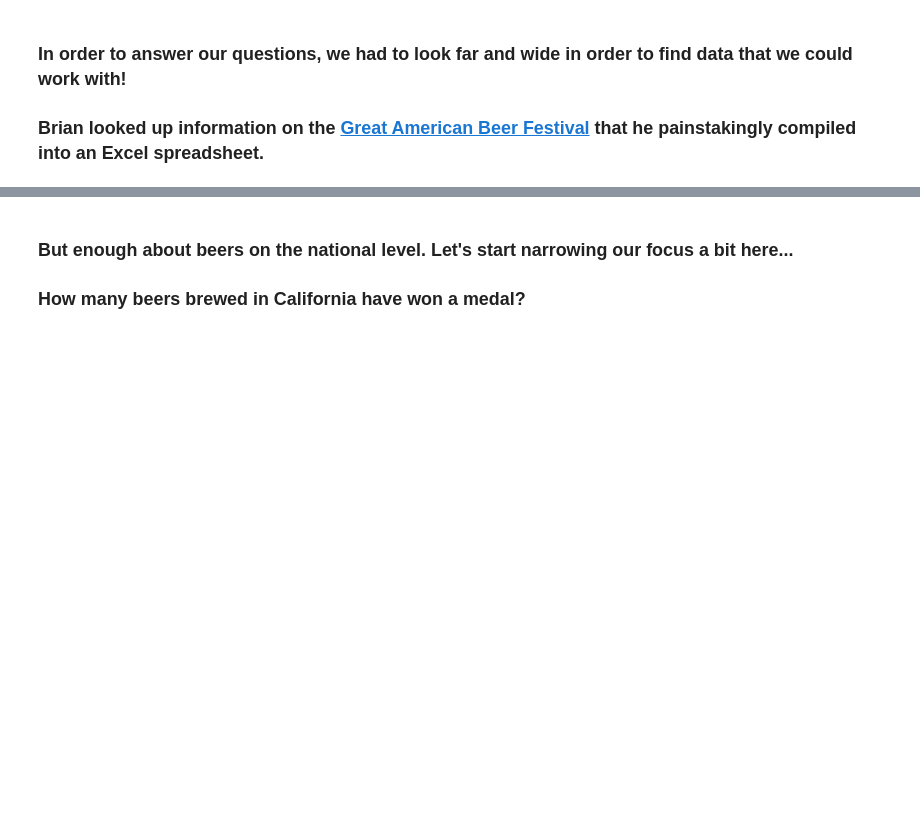
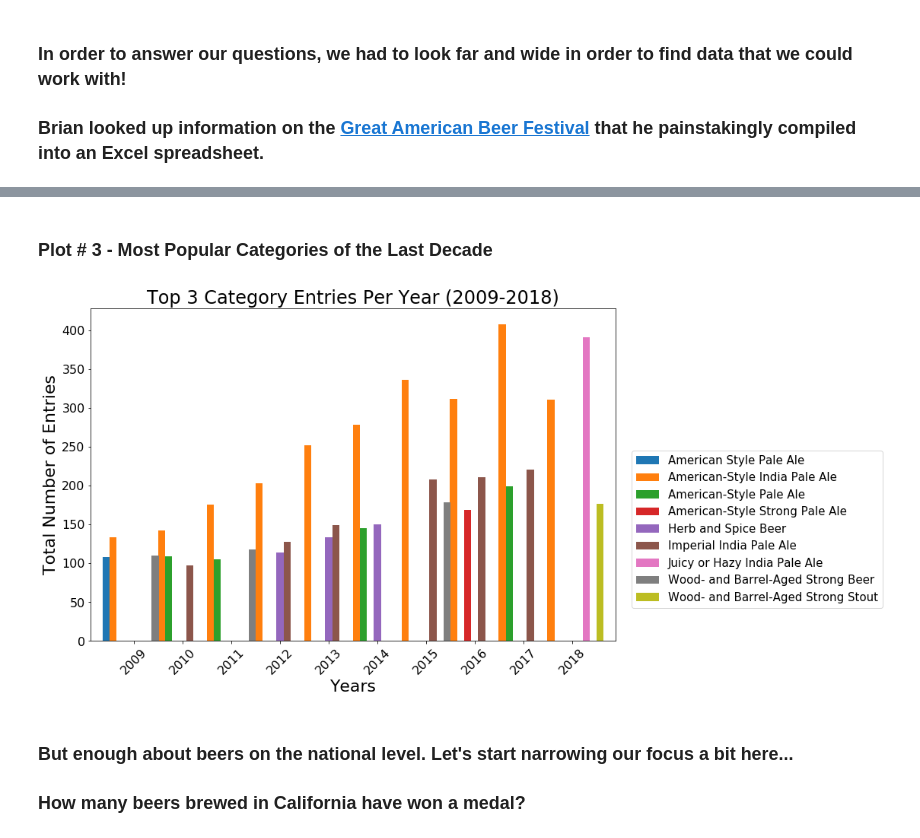
Before and after one commit to jbizzlefoshizzle/Project-1, a Jupyter notebook: Presentation Notebook.ipynb, the cells around one changed output, grey strips where cells are left out. Saved outputs shown, nothing was run; the diff lists cells and outputs as text; code cells hidden in the pictures; blank space fills up the shorter version.

```diff
--- a/Presentation Notebook.ipynb
+++ b/Presentation Notebook.ipynb
@@ -89,0 +94,12 @@ plt.show()
+# %%
+df2 = df[["year","category","total_category_entries","key"]].copy()
+unq_df2 = df2.drop_duplicates(subset="key", keep="first")
+unq_df2 = unq_df2.drop(["key"],axis=1)
+
+df_agg = unq_df2.groupby(["year","category"]).agg({"total_category_entries":sum})
+a=df_agg["total_category_entries"].groupby(level=0,group_keys=False)
+
+top_3 = a.nlargest(3)
+top_3
+top_df = pd.DataFrame(top_3).reset_index()
+top_df
@@ -90,3 +124,23 @@ plt.show()
+# %% [markdown]
+### Plot # 3 - Most Popular Categories of the Last Decade
+# %%
+top_pivot = top_df.pivot(index='year', columns='category', values='total_category_entries').plot(kind='bar', width=1.3,
+                                                                                                 figsize=(16,8))
+
+print("")
+plt.legend(loc =(1.03,0.1), prop={'size':15})
+
+plt.title("Top 3 Category Entries Per Year (2009-2018)", size=24)
+plt.xlabel("Years", size=22)
+plt.ylabel("Total Number of Entries", size=22)
+plt.xticks(fontsize=16, rotation=45)
+plt.yticks(fontsize=16)
+# plt.grid(True)
+plt.tight_layout()
+plt.show()
+print("")
+# %% [output]
+[figure, added]
 # %% [markdown]
 ### But enough about beers on the national level. Let's start narrowing our focus a bit here...
 ### How many beers brewed in California have won a medal?
```
Also changed, not shown: parts of 29 cells of this notebook.
